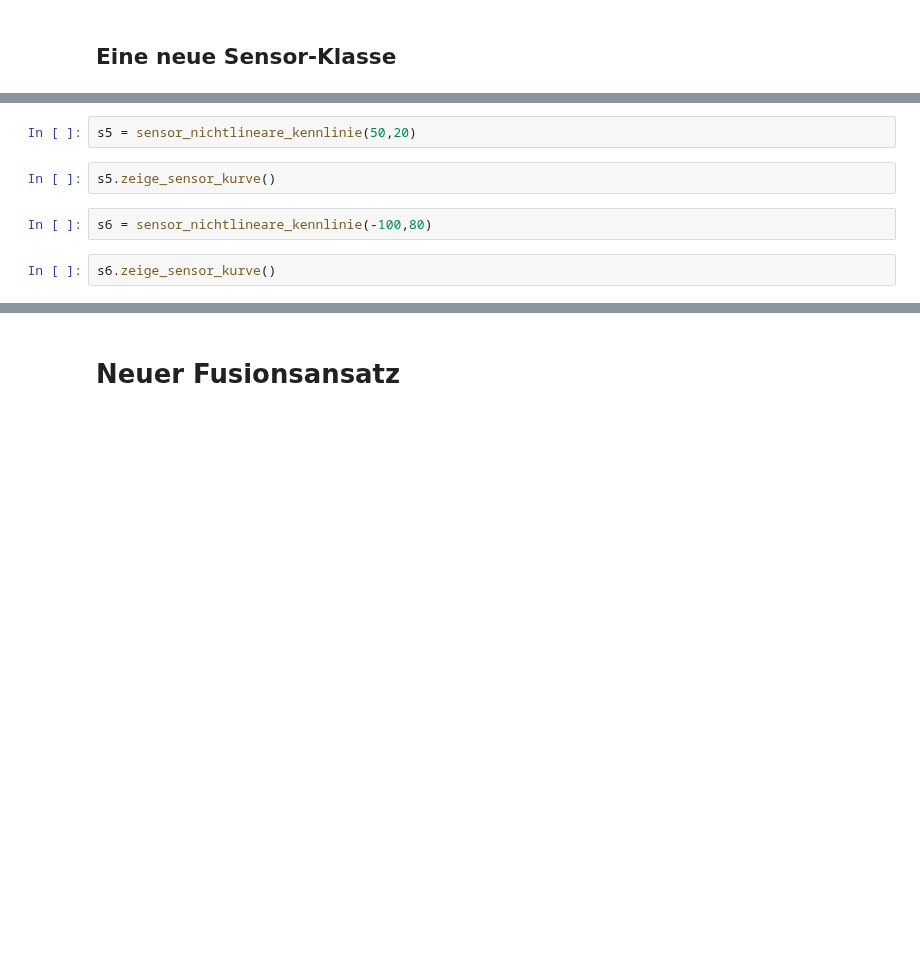
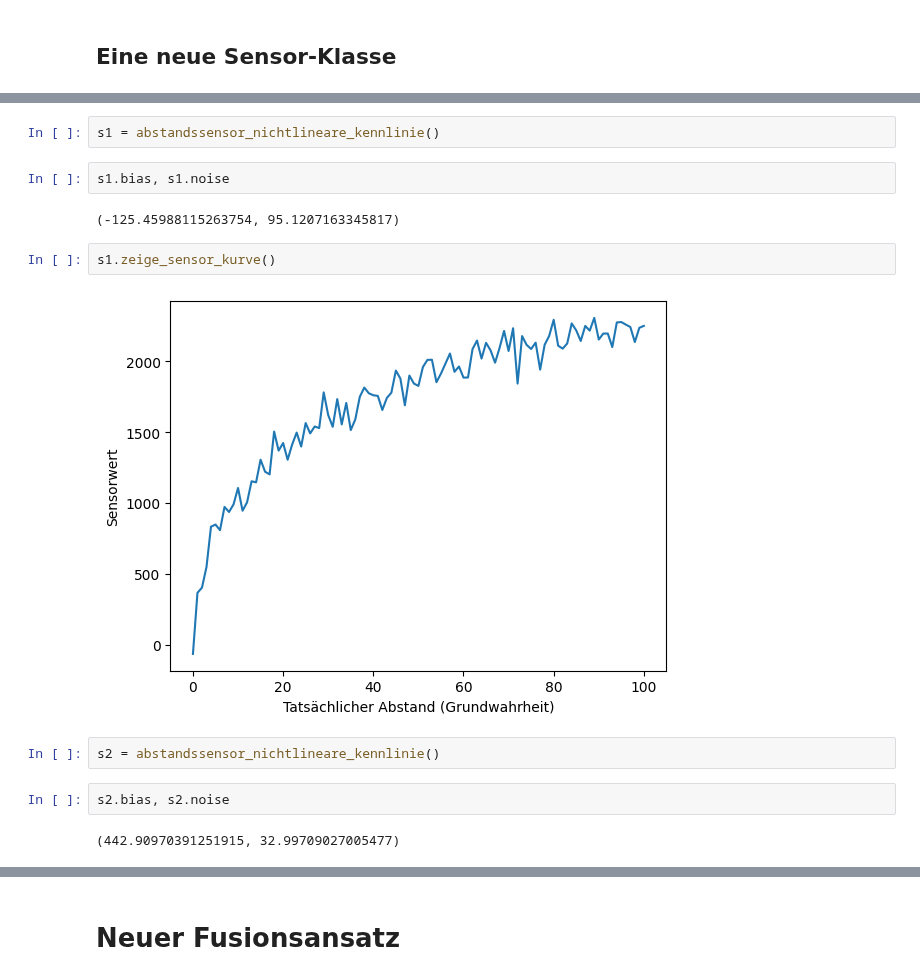
Before and after one commit to juebrauer/central, a Jupyter notebook: 003_distance_sensor_data_fusion/distance_sensor_data_fusion.ipynb, the cells around one changed output, grey strips where cells are left out. Saved outputs shown, nothing was run; the diff lists cells and outputs as text; blank space fills up the shorter version.

```diff
--- a/003_distance_sensor_data_fusion/distance_sensor_data_fusion.ipynb
+++ b/003_distance_sensor_data_fusion/distance_sensor_data_fusion.ipynb
@@ -415,8 +439,16 @@ class sensor_nichtlineare_kennlinie:
 # %%
-s5 = sensor_nichtlineare_kennlinie(50,20)
+s1 = abstandssensor_nichtlineare_kennlinie()
+# %%
+s1.bias, s1.noise
+# %% [output]
+(-125.45988115263754, 95.1207163345817)
 # %%
-s5.zeige_sensor_kurve()
+s1.zeige_sensor_kurve()
+# %% [output]
+[figure, added]
 # %%
-s6 = sensor_nichtlineare_kennlinie(-100,80)
+s2 = abstandssensor_nichtlineare_kennlinie()
 # %%
-s6.zeige_sensor_kurve()
+s2.bias, s2.noise
+# %% [output]
+(442.90970391251915, 32.99709027005477)
```
Also changed, not shown: parts of 75 cells of this notebook.
